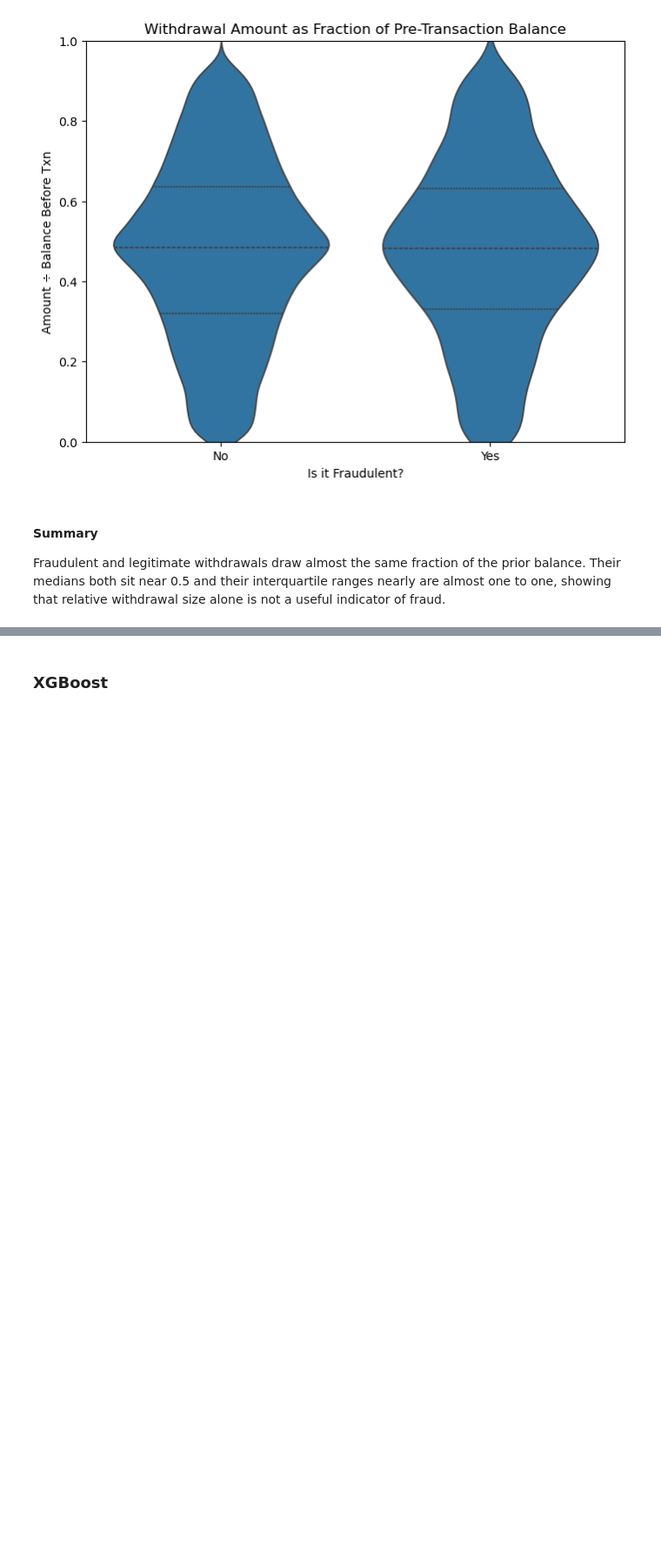
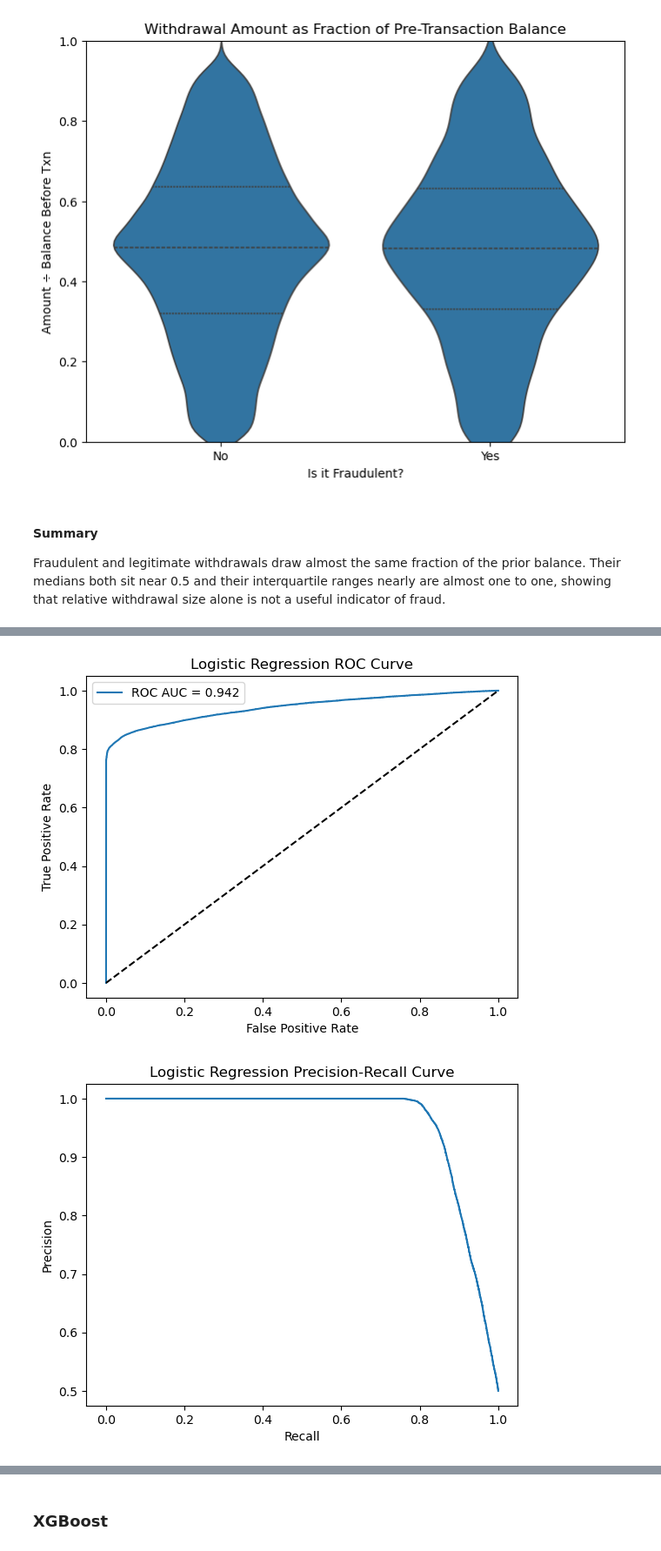
Before and after one commit to owenmilke/CS3870-Final-Project, a Jupyter notebook: BankFraud.ipynb, the cells around one changed output, grey strips where cells are left out. Shown at 87% size. Saved outputs shown, nothing was run; the diff lists cells and outputs as text; code cells hidden in the pictures; blank space fills up the shorter version.

Commit message:
Added Logistic Regression and Random Forest

```diff
--- a/BankFraud.ipynb
+++ b/BankFraud.ipynb
@@ -475,0 +481,74 @@ Fraudulent and legitimate withdrawals draw almost the same fraction of the prior
+# %%
+import pandas as pd
+from sklearn.model_selection import train_test_split
+from sklearn.preprocessing import StandardScaler
+from sklearn.linear_model import LogisticRegression
+from sklearn.metrics import classification_report, roc_auc_score, roc_curve, precision_recall_curve
+from imblearn.over_sampling import SMOTE
+import matplotlib.pyplot as plt
+from sklearn.metrics import confusion_matrix
+import seaborn as sns
+
+# Load and preprocess data
+data = pd.read_csv('Cleaned_Fraud.csv')
+data = data.drop(columns=['Transaction_Date', 'Transaction_Time'])
+
+X = data.drop(columns=['Is_Fraud'])
+y = data['Is_Fraud']
+
+categorical_cols = X.select_dtypes(include=['object']).columns.tolist()
+numeric_cols = X.select_dtypes(include=['int64', 'float64']).columns.tolist()
+
+X_encoded = pd.get_dummies(X, columns=categorical_cols, drop_first=True)
+scaler = StandardScaler()
+X_encoded[numeric_cols] = scaler.fit_transform(X_encoded[numeric_cols])
+
+# Apply SMOTE
+smote = SMOTE(random_state=3870)
+X_resampled, y_resampled = smote.fit_resample(X_encoded, y)
+
+# Split
+X_train, X_test, y_train, y_test = train_test_split(X_resampled, y_resampled, test_size=0.2, random_state=42, stratify=y_resampled)
+
+# Train Logistic Regression
+clf = LogisticRegression(max_iter=1000, random_state=42)
+clf.fit(X_train, y_train)
+
+# Predict
+y_pred = clf.predict(X_test)
+y_proba = clf.predict_proba(X_test)[:, 1]
+
+# ROC Curve
+fpr, tpr, _ = roc_curve(y_test, y_proba)
+plt.figure()
+plt.plot(fpr, tpr, label=f'ROC AUC = {roc_auc_score(y_test, y_proba):.3f}')
+plt.plot([0, 1], [0, 1], 'k--')
+plt.xlabel('False Positive Rate')
+plt.ylabel('True Positive Rate')
+plt.title('Logistic Regression ROC Curve')
+plt.legend()
+plt.show()
+
+# Precision-Recall Curve
+precision, recall, _ = precision_recall_curve(y_test, y_proba)
+plt.figure()
+plt.plot(recall, precision)
+plt.xlabel('Recall')
+plt.ylabel('Precision')
+plt.title('Logistic Regression Precision-Recall Curve')
+plt.show()
+
+# Evaluation
+print(classification_report(y_test, y_pred))
+print(f"ROC-AUC Score: {roc_auc_score(y_test, y_proba):.4f}")
+
+cm_log = confusion_matrix(y_test, y_pred)
+plt.figure(figsize=(4,3))
+sns.heatmap(cm_log, annot=True, fmt='d', cmap='Blues')
+plt.title('Logistic Regression Confusion Matrix')
+plt.xlabel('Predicted')
+plt.ylabel('Actual')
+plt.show()
+# %% [output]
+[figure, added]
+[figure, added]
```
Also changed, not shown: parts of 11 cells of this notebook.
